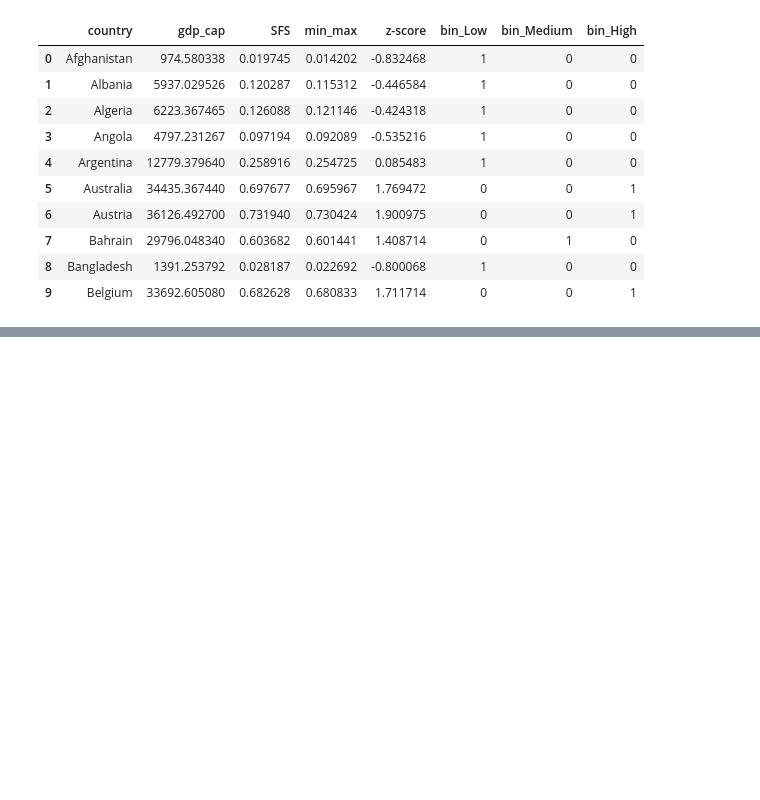
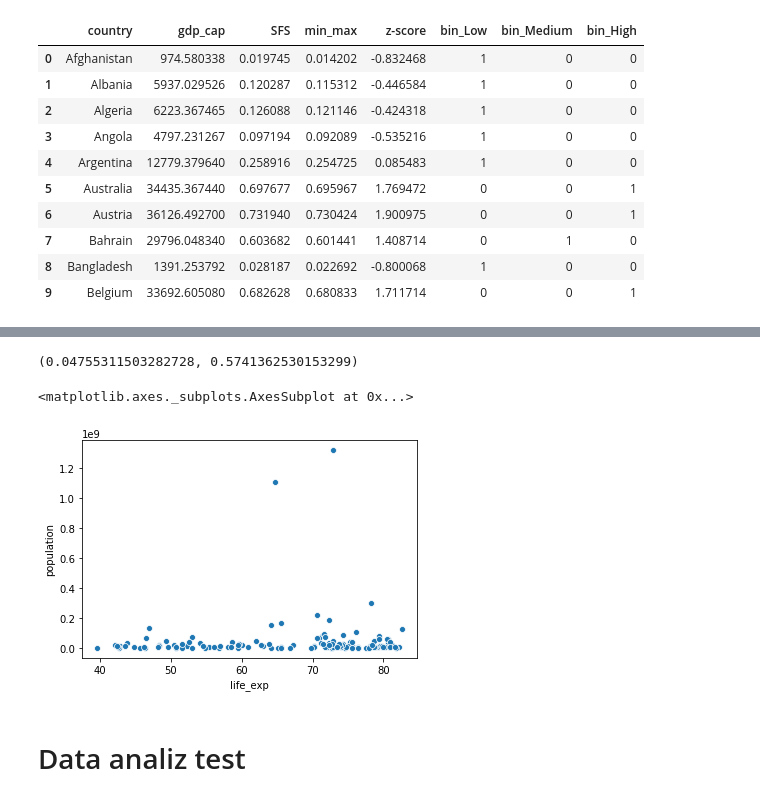
Before and after one commit to evrenarslan/Python-Egitim, a Jupyter notebook: Pandas.ipynb, the cells around one changed output, grey strips where cells are left out. Saved outputs shown, nothing was run; the diff lists cells and outputs as text; code cells hidden in the pictures; blank space fills up the shorter version.

```diff
--- a/Pandas.ipynb
+++ b/Pandas.ipynb
@@ -541,0 +616,11 @@ df_tn.head(10)
+# %%
+p_value # aşağıdaki değerlere baktığımızda bu iki değer arasında güçlü bir korelasyon olmadığı görülüyor
+# %% [output]
+(0.04755311503282728, 0.5741362530153299)
+# %%
+sns.scatterplot(x="life_exp",y="population",data=df)
+# %% [output]
+<matplotlib.axes._subplots.AxesSubplot at 0x...>
+[figure, added]
+# %% [markdown]
+# Data analiz test
```
Also changed, not shown: parts of 54 cells of this notebook.
